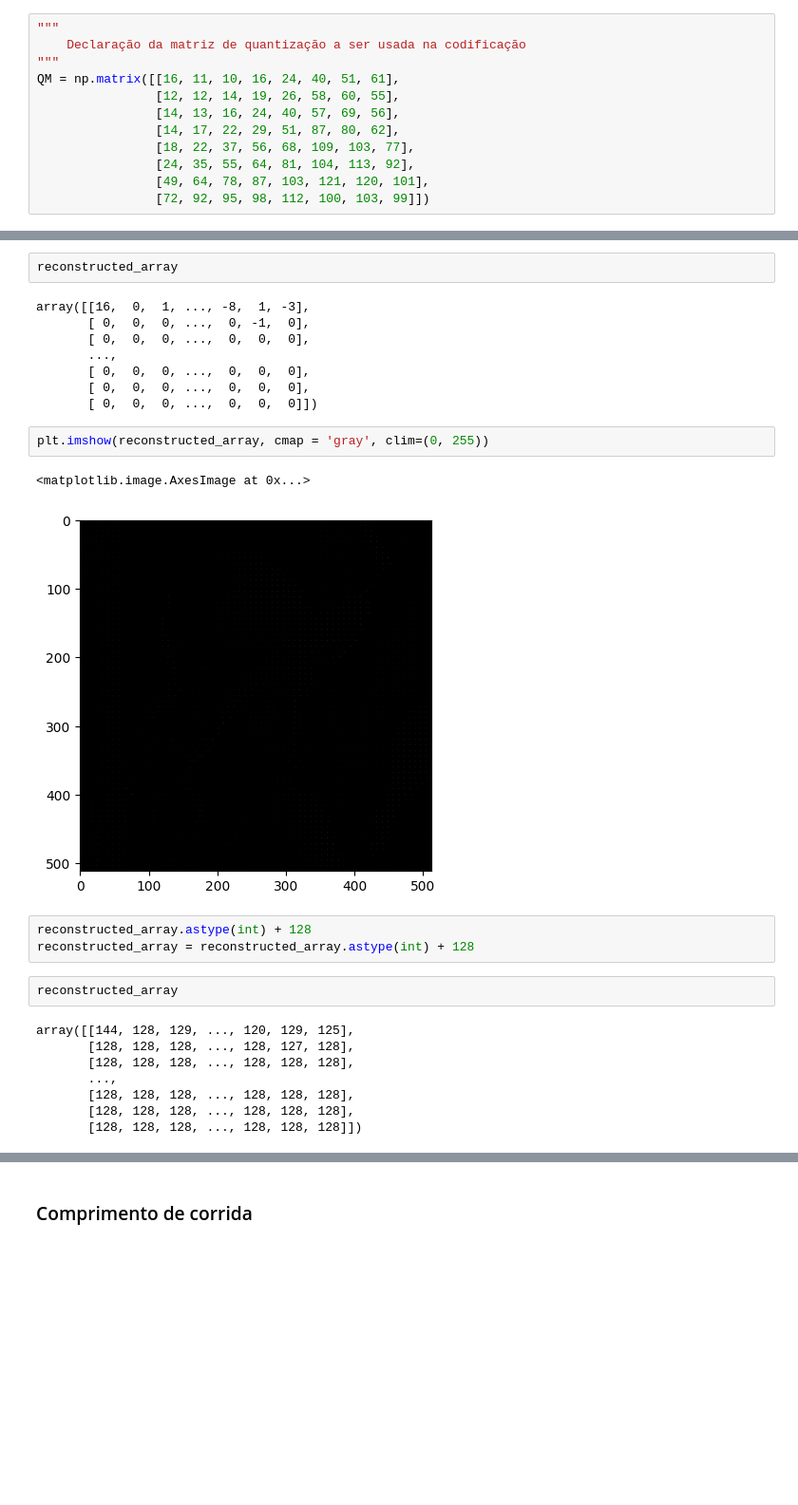
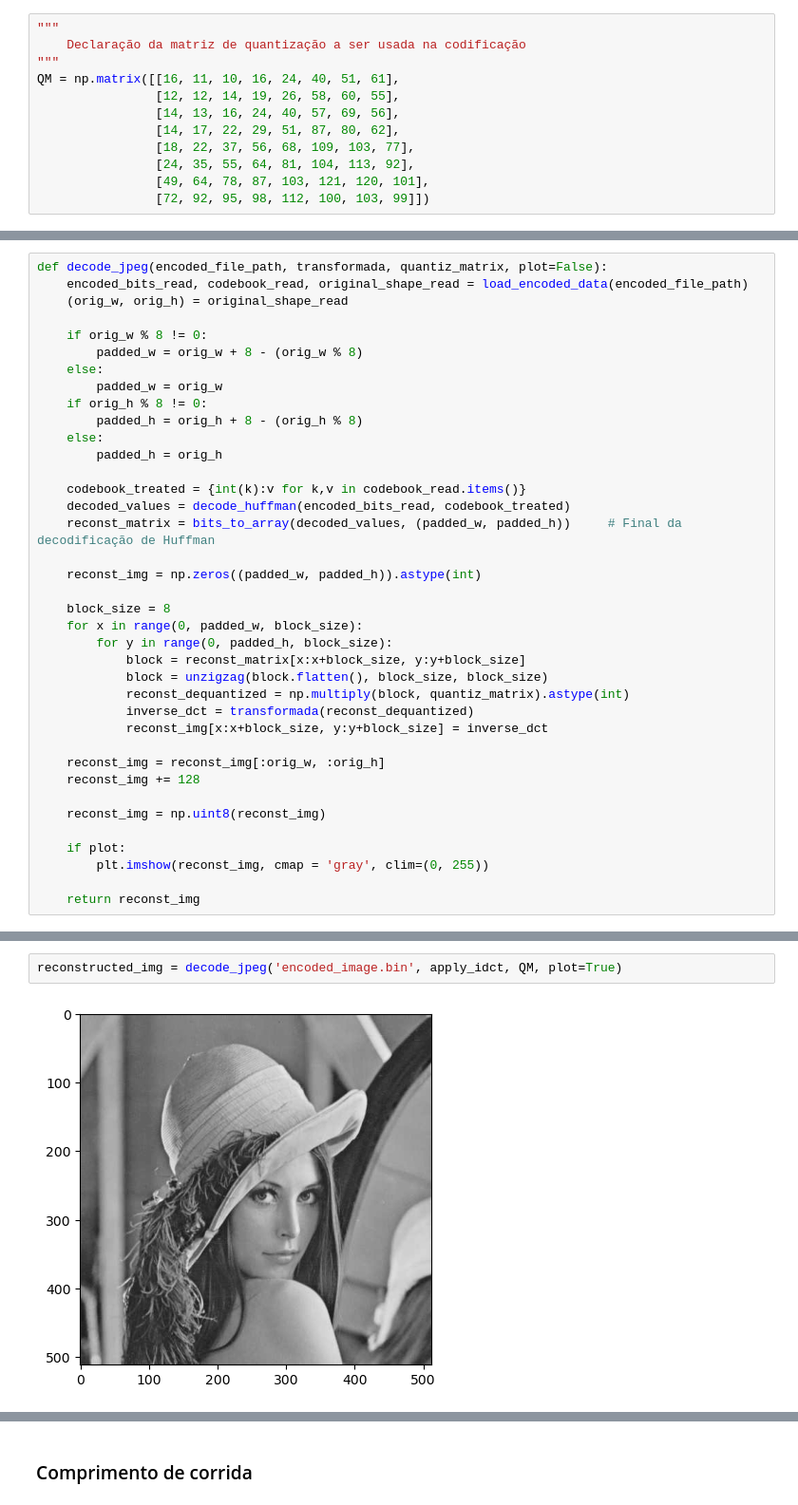
Before and after one commit to isisfcarvalho/tp1-icv, a Jupyter notebook: jpeg.ipynb, the cells around one changed output, grey strips where cells are left out. Shown: that part at 95% size. Saved outputs shown, nothing was run; the diff lists cells and outputs as text; blank space fills up the shorter version.

```diff
--- a/jpeg.ipynb
+++ b/jpeg.ipynb
@@ -277,3 +355,41 @@ def encode_jpeg(img, transformada, quantiz_matrix):
 
     return new_img
+# %%
+def decode_jpeg(encoded_file_path, transformada, quantiz_matrix, plot=False):
+    encoded_bits_read, codebook_read, original_shape_read = load_encoded_data(encoded_file_path)
+    (orig_w, orig_h) = original_shape_read
+
+    if orig_w % 8 != 0:
+        padded_w = orig_w + 8 - (orig_w % 8)
+    else:
+        padded_w = orig_w
+    if orig_h % 8 != 0:
+        padded_h = orig_h + 8 - (orig_h % 8)
+    else:
+        padded_h = orig_h
+
+    codebook_treated = {int(k):v for k,v in codebook_read.items()}
+    decoded_values = decode_huffman(encoded_bits_read, codebook_treated)
+    reconst_matrix = bits_to_array(decoded_values, (padded_w, padded_h))     # Final da decodificação de Huffman
+
+    reconst_img = np.zeros((padded_w, padded_h)).astype(int)
+
+    block_size = 8
+    for x in range(0, padded_w, block_size):
+        for y in range(0, padded_h, block_size):
+            block = reconst_matrix[x:x+block_size, y:y+block_size]
+            block = unzigzag(block.flatten(), block_size, block_size)
+            reconst_dequantized = np.multiply(block, quantiz_matrix).astype(int)
+            inverse_dct = transformada(reconst_dequantized)
+            reconst_img[x:x+block_size, y:y+block_size] = inverse_dct
+
+    reconst_img = reconst_img[:orig_w, :orig_h]
+    reconst_img += 128
+
+    reconst_img = np.uint8(reconst_img)
+
+    if plot:
+        plt.imshow(reconst_img, cmap = 'gray', clim=(0, 255))
+
+    return reconst_img
 # %%
@@ -321,28 +400,4 @@ array([[144, 128, 129, ..., 120, 129, 125],
-# %%
-reconstructed_array
-# %% [output]
-array([[16,  0,  1, ..., -8,  1, -3],
-       [ 0,  0,  0, ...,  0, -1,  0],
-       [ 0,  0,  0, ...,  0,  0,  0],
-       ...,
-       [ 0,  0,  0, ...,  0,  0,  0],
-       [ 0,  0,  0, ...,  0,  0,  0],
-       [ 0,  0,  0, ...,  0,  0,  0]])
-# %%
-plt.imshow(reconstructed_array, cmap = 'gray', clim=(0, 255))
-# %% [output]
-<matplotlib.image.AxesImage at 0x...>
-[figure, removed]
-# %%
-reconstructed_array.astype(int) + 128
-reconstructed_array = reconstructed_array.astype(int) + 128
-# %%
-reconstructed_array
-# %% [output]
-array([[144, 128, 129, ..., 120, 129, 125],
-       [128, 128, 128, ..., 128, 127, 128],
-       [128, 128, 128, ..., 128, 128, 128],
-       ...,
-       [128, 128, 128, ..., 128, 128, 128],
-       [128, 128, 128, ..., 128, 128, 128],
-       [128, 128, 128, ..., 128, 128, 128]])
+# %%
+reconstructed_img = decode_jpeg('encoded_image.bin', apply_idct, QM, plot=True)
+# %% [output]
+[figure, added]
```
Also changed, not shown: parts of 30 cells of this notebook.
